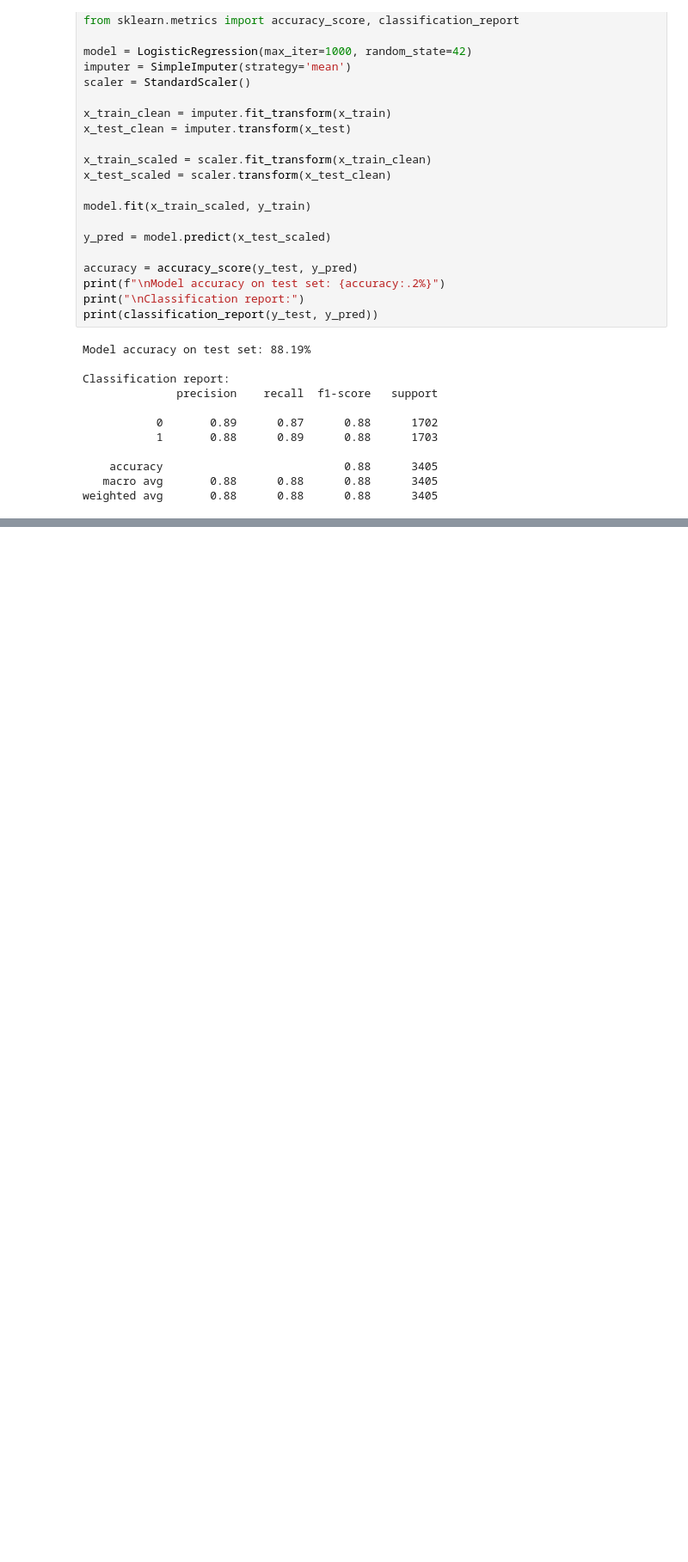
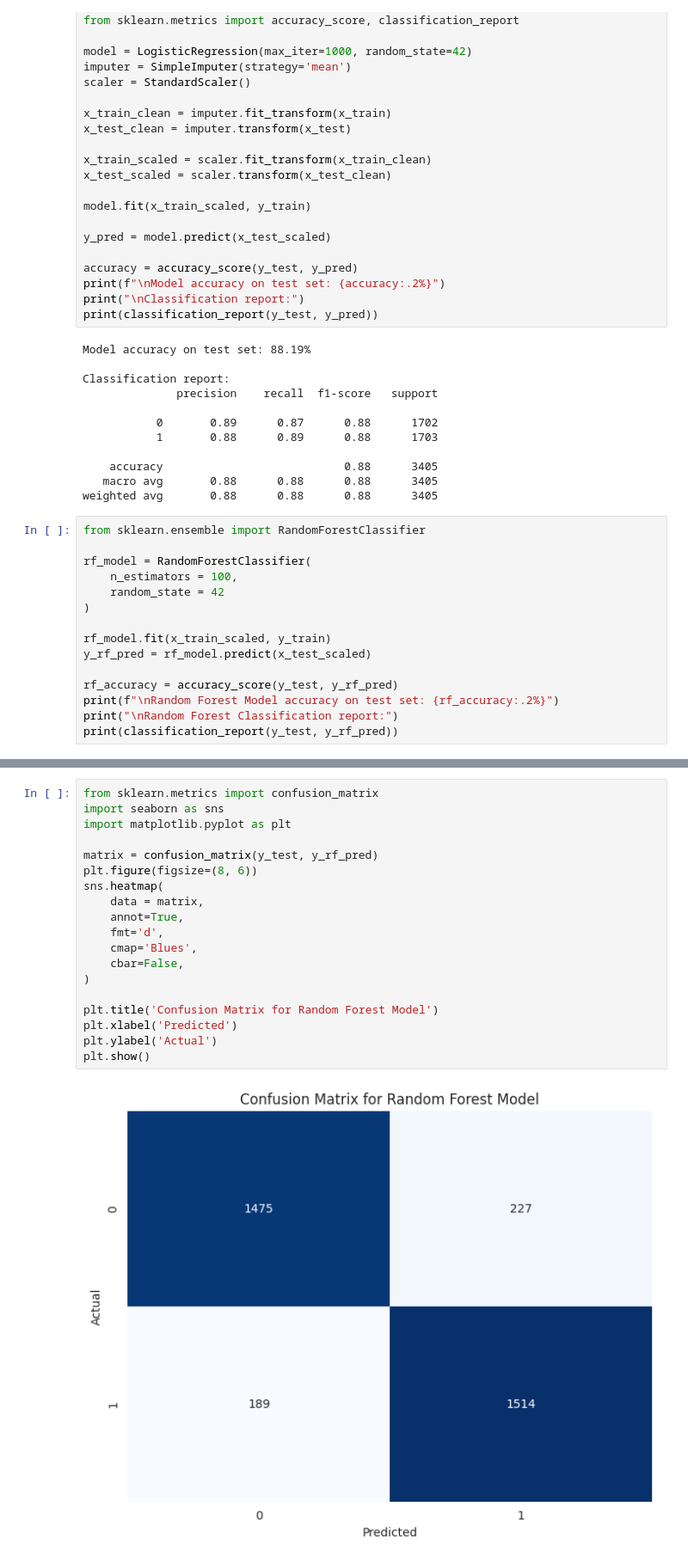
Before and after one commit to babisque/ufc-ml-predictor, a Jupyter notebook: notebooks/01_exploratory_analysis.ipynb, the cells around one changed output, grey strips where cells are left out. Shown at 86% size. Cells and saved outputs as stored; diff of their text form; blank space fills up the shorter version.

Commit message:
feature: create the final model

```diff
--- a/notebooks/01_exploratory_analysis.ipynb
+++ b/notebooks/01_exploratory_analysis.ipynb
@@ -246,3 +246,18 @@ Classification report:
     accuracy                           0.88      3405
    macro avg       0.88      0.88      0.88      3405
 weighted avg       0.88      0.88      0.88      3405
+# %%
+from sklearn.ensemble import RandomForestClassifier
+
+rf_model = RandomForestClassifier(
+    n_estimators = 100,
+    random_state = 42
+)
+
+rf_model.fit(x_train_scaled, y_train)
+y_rf_pred = rf_model.predict(x_test_scaled)
+
+rf_accuracy = accuracy_score(y_test, y_rf_pred)
+print(f"\nRandom Forest Model accuracy on test set: {rf_accuracy:.2%}")
+print("\nRandom Forest Classification report:")
+print(classification_report(y_test, y_rf_pred))
@@ -248,0 +276,21 @@ weighted avg       0.88      0.88      0.88      3405
+# %%
+from sklearn.metrics import confusion_matrix
+import seaborn as sns
+import matplotlib.pyplot as plt
+
+matrix = confusion_matrix(y_test, y_rf_pred)
+plt.figure(figsize=(8, 6))
+sns.heatmap(
+    data = matrix,
+    annot=True,
+    fmt='d',
+    cmap='Blues',
+    cbar=False,
+)
+
+plt.title('Confusion Matrix for Random Forest Model')
+plt.xlabel('Predicted')
+plt.ylabel('Actual')
+plt.show()
+# %% [output]
+[figure, added]
```
Also changed, not shown: parts of 9 cells of this notebook.
